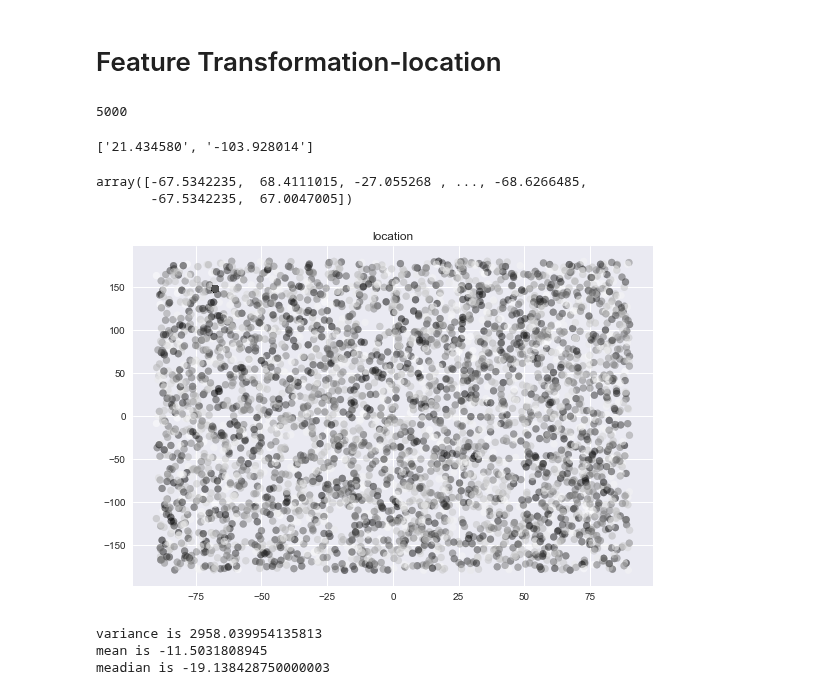
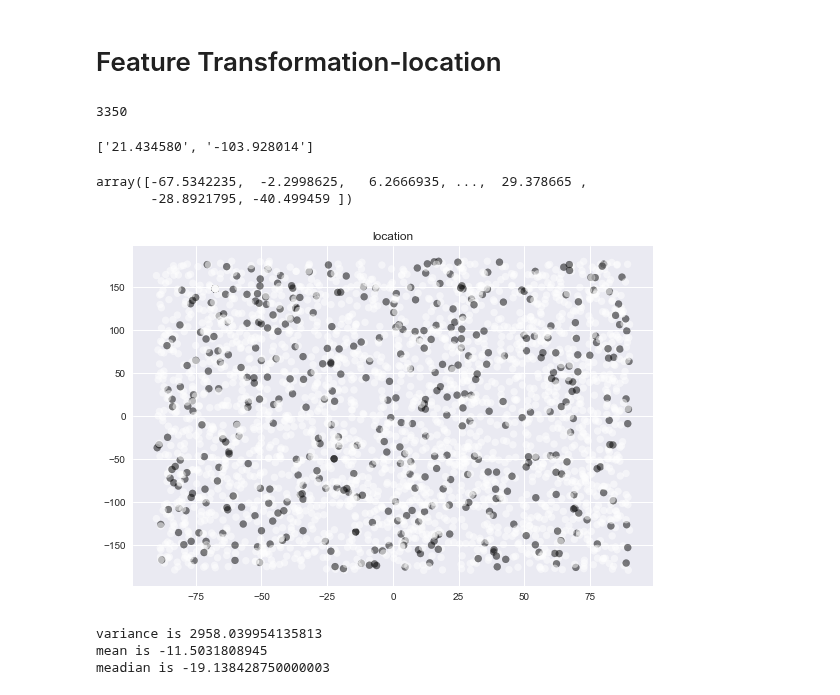
Before and after one commit to aka-sova/236756_Introduction_to_ML, a Jupyter notebook: hw2/wet_alex/data_exploration_virus.ipynb, the cells around one changed output. Saved outputs shown, nothing was run; the diff lists cells and outputs as text; code cells hidden in the pictures.

```diff
--- a/hw2/wet_alex/data_exploration_virus.ipynb
+++ b/hw2/wet_alex/data_exploration_virus.ipynb
@@ -97,6 +97,6 @@ results.head()
 # %%
 from sklearn.model_selection import train_test_split
 
-X_train,  X_test, y_train, y_test = train_test_split( df2, results, test_size=0.33, random_state=33 ) #tr is test results numerically coded
-X_test, X_val, y_test, y_val = train_test_split( X_test, y_test , test_size=0.4, random_state=33)
+X_train,  X_val, y_train, y_val = train_test_split( df2, results, test_size=0.33, random_state=33 ) #tr is test results numerically coded
+X_val, X_test, y_val, y_test = train_test_split( X_val, y_val , test_size=0.4, random_state=33)
 # %%
@@ -194,0 +331,3 @@ plt.show()
+# %%
+# Drop that column
+X_train = X_train.drop(columns = ['AvgTimeOnSocialMedia', 'DisciplineScore'])
@@ -195,12 +362,12 @@ plt.show()
 # %% [markdown]
 # Feature Transformation-location
 # %%
-x = df.CurrentLocation
+x = X_train.CurrentLocation
 x = x.fillna("(Decimal('-67.5342235'), Decimal('147.951103'))")
 li = x.tolist()
 len(li)
 # %% [output]
-5000
+3350
 # %%
 reg='-?\d+\.?\d*'
 match="(Decimal('21.434580'), Decimal('-103.928014'))"
@@ -222,29 +389,29 @@ locx = np.array([match[0] for match in loc])
 locy = np.array([match[1] for match in loc])
 locx
 # %% [output]
-array([-67.5342235,  68.4111015, -27.055268 , ..., -68.6266485,
-       -67.5342235,  67.0047005])
+array([-67.5342235,  -2.2998625,   6.2666935, ...,  29.378665 ,
+       -28.8921795, -40.499459 ])
 # %%
 import numpy as np
 import matplotlib.pyplot as plt
 import matplotlib.cbook as cbook
 
+flue = y_train.flue
 
-
-close = 15151 * np.array(tr)^2
+color =  ((np.array(flue) +4)^2)
 
 fig, ax = plt.subplots()
-ax.scatter(np.array(locx), np.array(locy), c=close,  alpha=0.5)
+ax.scatter(np.array(locx), np.array(locy), c=color,  alpha=0.5)
 
 
 ax.set_title('location')
 
 ax.grid(True)
 fig.tight_layout()
 
 plt.show()
 # %% [output]
-[figure, old version]
+[figure, new version]
 # %%
 print("variance is {}".format(locx.var()))
 print("mean is {}".format(locx.mean()))
```
Also changed, not shown: parts of 31 cells of this notebook.
